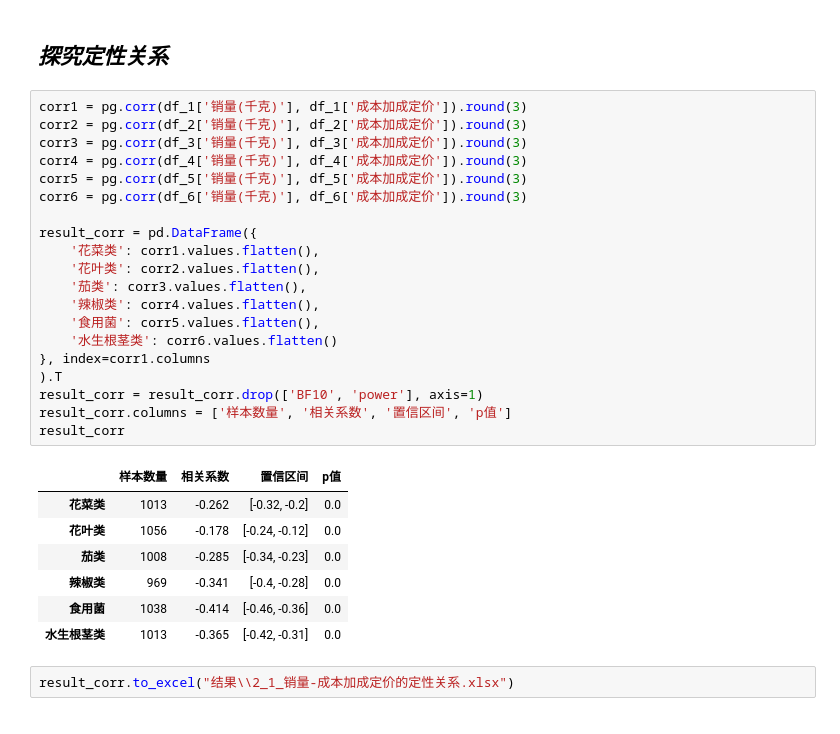
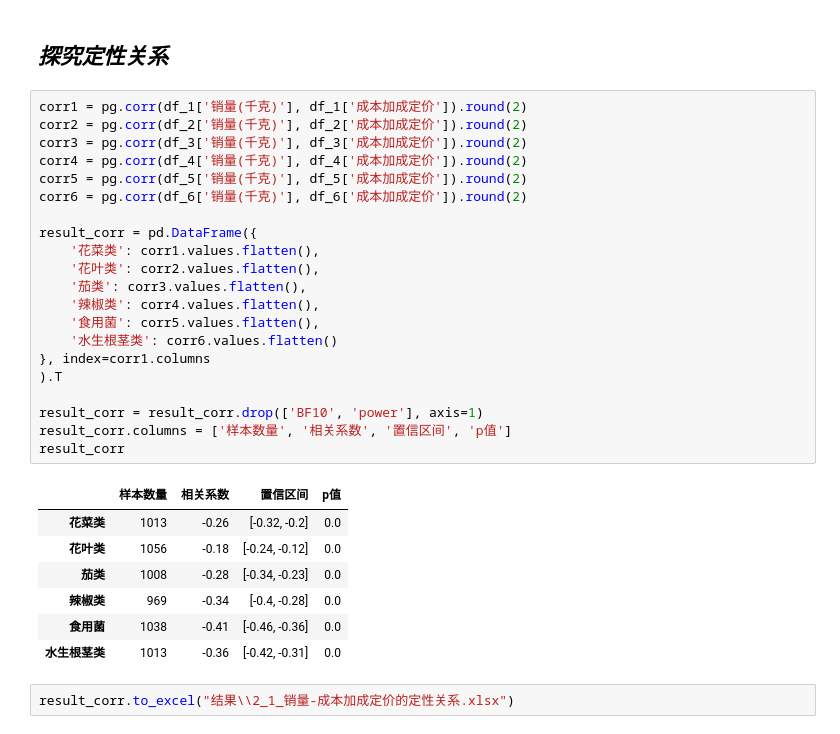
Before and after one commit to XingA02/CUMCM-2023C, a Jupyter notebook: 2_1_销量-成本加成定价.ipynb, the cells around one changed output. Cells and saved outputs as stored; diff of their text form.

```diff
--- a/2_1_销量-成本加成定价.ipynb
+++ b/2_1_销量-成本加成定价.ipynb
@@ -132,33 +144,34 @@ for i in range(2):
 # %% [markdown]
 ## ***探究定性关系***
 # %%
-corr1 = pg.corr(df_1['销量(千克)'], df_1['成本加成定价']).round(3)
-corr2 = pg.corr(df_2['销量(千克)'], df_2['成本加成定价']).round(3)
-corr3 = pg.corr(df_3['销量(千克)'], df_3['成本加成定价']).round(3)
-corr4 = pg.corr(df_4['销量(千克)'], df_4['成本加成定价']).round(3)
-corr5 = pg.corr(df_5['销量(千克)'], df_5['成本加成定价']).round(3)
-corr6 = pg.corr(df_6['销量(千克)'], df_6['成本加成定价']).round(3)
+corr1 = pg.corr(df_1['销量(千克)'], df_1['成本加成定价']).round(2)
+corr2 = pg.corr(df_2['销量(千克)'], df_2['成本加成定价']).round(2)
+corr3 = pg.corr(df_3['销量(千克)'], df_3['成本加成定价']).round(2)
+corr4 = pg.corr(df_4['销量(千克)'], df_4['成本加成定价']).round(2)
+corr5 = pg.corr(df_5['销量(千克)'], df_5['成本加成定价']).round(2)
+corr6 = pg.corr(df_6['销量(千克)'], df_6['成本加成定价']).round(2)
 
 result_corr = pd.DataFrame({
     '花菜类': corr1.values.flatten(),
     '花叶类': corr2.values.flatten(),
     '茄类': corr3.values.flatten(),
     '辣椒类': corr4.values.flatten(),
     '食用菌': corr5.values.flatten(),
     '水生根茎类': corr6.values.flatten()
 }, index=corr1.columns
 ).T
+
 result_corr = result_corr.drop(['BF10', 'power'], axis=1)
 result_corr.columns = ['样本数量', '相关系数', '置信区间', 'p值']
 result_corr
 # %% [output]
 |  | 样本数量 | 相关系数 | 置信区间 | p值 |
-| 花菜类 | 1013 | -0.262 | [-0.32, -0.2] | 0.0 |
-| 花叶类 | 1056 | -0.178 | [-0.24, -0.12] | 0.0 |
-| 茄类 | 1008 | -0.285 | [-0.34, -0.23] | 0.0 |
-| 辣椒类 | 969 | -0.341 | [-0.4, -0.28] | 0.0 |
-| 食用菌 | 1038 | -0.414 | [-0.46, -0.36] | 0.0 |
-| 水生根茎类 | 1013 | -0.365 | [-0.42, -0.31] | 0.0 |
+| 花菜类 | 1013 | -0.26 | [-0.32, -0.2] | 0.0 |
+| 花叶类 | 1056 | -0.18 | [-0.24, -0.12] | 0.0 |
+| 茄类 | 1008 | -0.28 | [-0.34, -0.23] | 0.0 |
+| 辣椒类 | 969 | -0.34 | [-0.4, -0.28] | 0.0 |
+| 食用菌 | 1038 | -0.41 | [-0.46, -0.36] | 0.0 |
+| 水生根茎类 | 1013 | -0.36 | [-0.42, -0.31] | 0.0 |
 # %%
 result_corr.to_excel("结果\\2_1_销量-成本加成定价的定性关系.xlsx")
 # %% [markdown]
```
Also changed, not shown: parts of 2 cells of this notebook, 19 other files.
